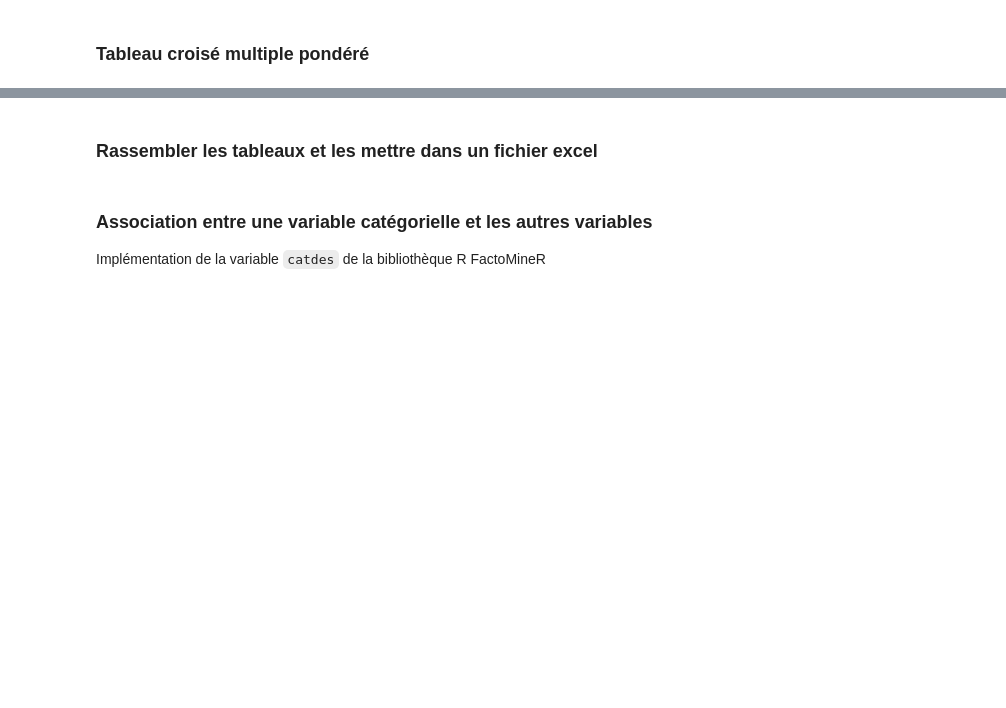
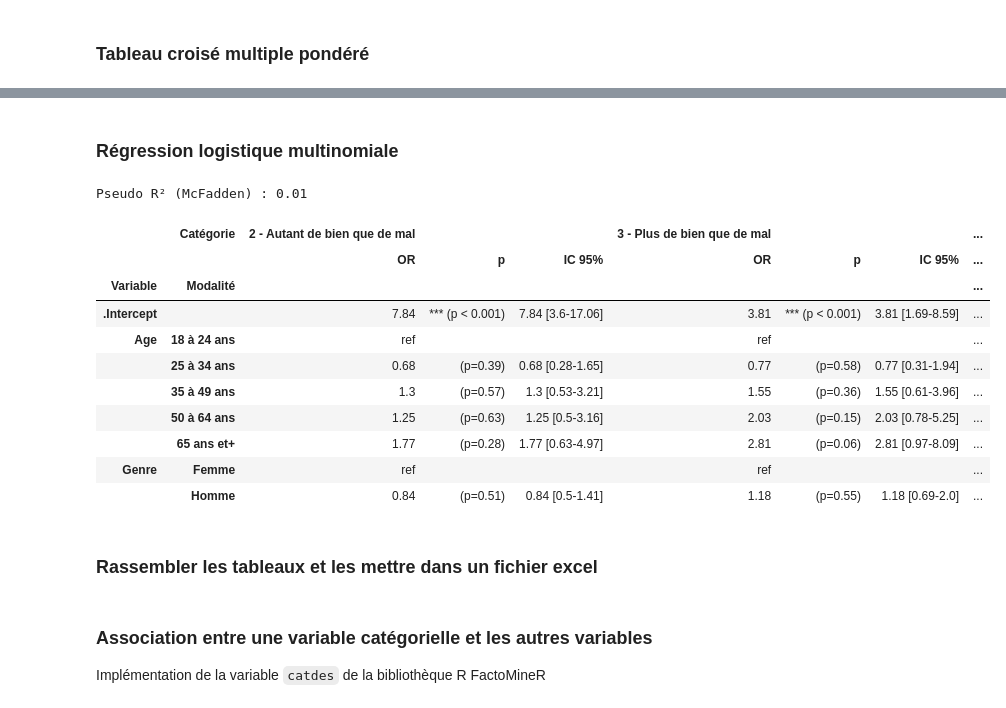
Before and after one commit to emilienschultz/pyshs-bib, a Jupyter notebook: docs/Exemple PySHS.ipynb, the cells around one changed output, grey strips where cells are left out. Saved outputs shown, nothing was run; the diff lists cells and outputs as text; code cells hidden in the pictures; blank space fills up the shorter version.

```diff
--- a/docs/Exemple PySHS.ipynb
+++ b/docs/Exemple PySHS.ipynb
@@ -143,6 +149,27 @@ reg
 |  | 65 ans et+ | 1.74 | * (p < 0.05) | 1.74 [1.08-2.79] |
 | Genre | Femme | ref |  |  |
 |  | Homme | 1.41 | * (p < 0.05) | 1.41 [1.1-1.82] |
+# %% [markdown]
+### Régression logistique multinomiale
+# %%
+reg = pyshs.regression_logistique_multinomiale(data,"apportscience",
+                    {"genre":"Genre",
+                     "age":"Age"},
+                      arrondir=2, notationscientifique=False, sig=True)
+reg
+# %% [output]
+Pseudo R² (McFadden) : 0.01
+|  | Catégorie | 2 - Autant de bien que de mal |  |  | 3 - Plus de bien que de mal |  |  | ... |
+|  |  | OR | p | IC 95% | OR | p | IC 95% | ... |
+| Variable | Modalité |  |  |  |  |  |  | ... |
+| .Intercept |  | 7.84 | *** (p < 0.001) | 7.84 [3.6-17.06] | 3.81 | *** (p < 0.001) | 3.81 [1.69-8.59] | ... |
+| Age | 18 à 24 ans | ref |  |  | ref |  |  | ... |
+|  | 25 à 34 ans | 0.68 | (p=0.39) | 0.68 [0.28-1.65] | 0.77 | (p=0.58) | 0.77 [0.31-1.94] | ... |
+|  | 35 à 49 ans | 1.3 | (p=0.57) | 1.3 [0.53-3.21] | 1.55 | (p=0.36) | 1.55 [0.61-3.96] | ... |
+|  | 50 à 64 ans | 1.25 | (p=0.63) | 1.25 [0.5-3.16] | 2.03 | (p=0.15) | 2.03 [0.78-5.25] | ... |
+|  | 65 ans et+ | 1.77 | (p=0.28) | 1.77 [0.63-4.97] | 2.81 | (p=0.06) | 2.81 [0.97-8.09] | ... |
+| Genre | Femme | ref |  |  | ref |  |  | ... |
+|  | Homme | 0.84 | (p=0.51) | 0.84 [0.5-1.41] | 1.18 | (p=0.55) | 1.18 [0.69-2.0] | ... |
 # %% [markdown]
 ### Rassembler les tableaux et les mettre dans un fichier excel
 # %%
```
Also changed, not shown: parts of 6 cells of this notebook, 1 other file.
